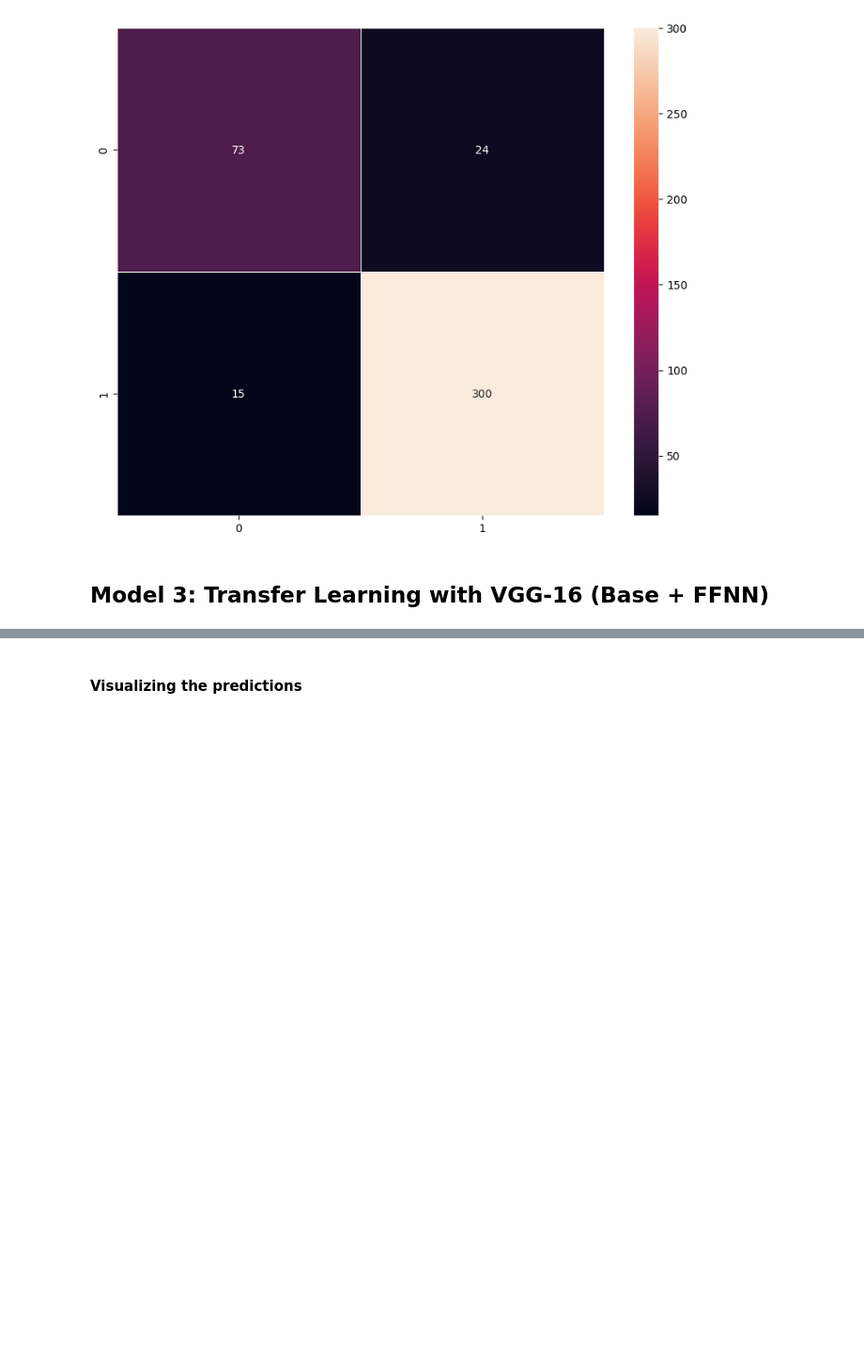
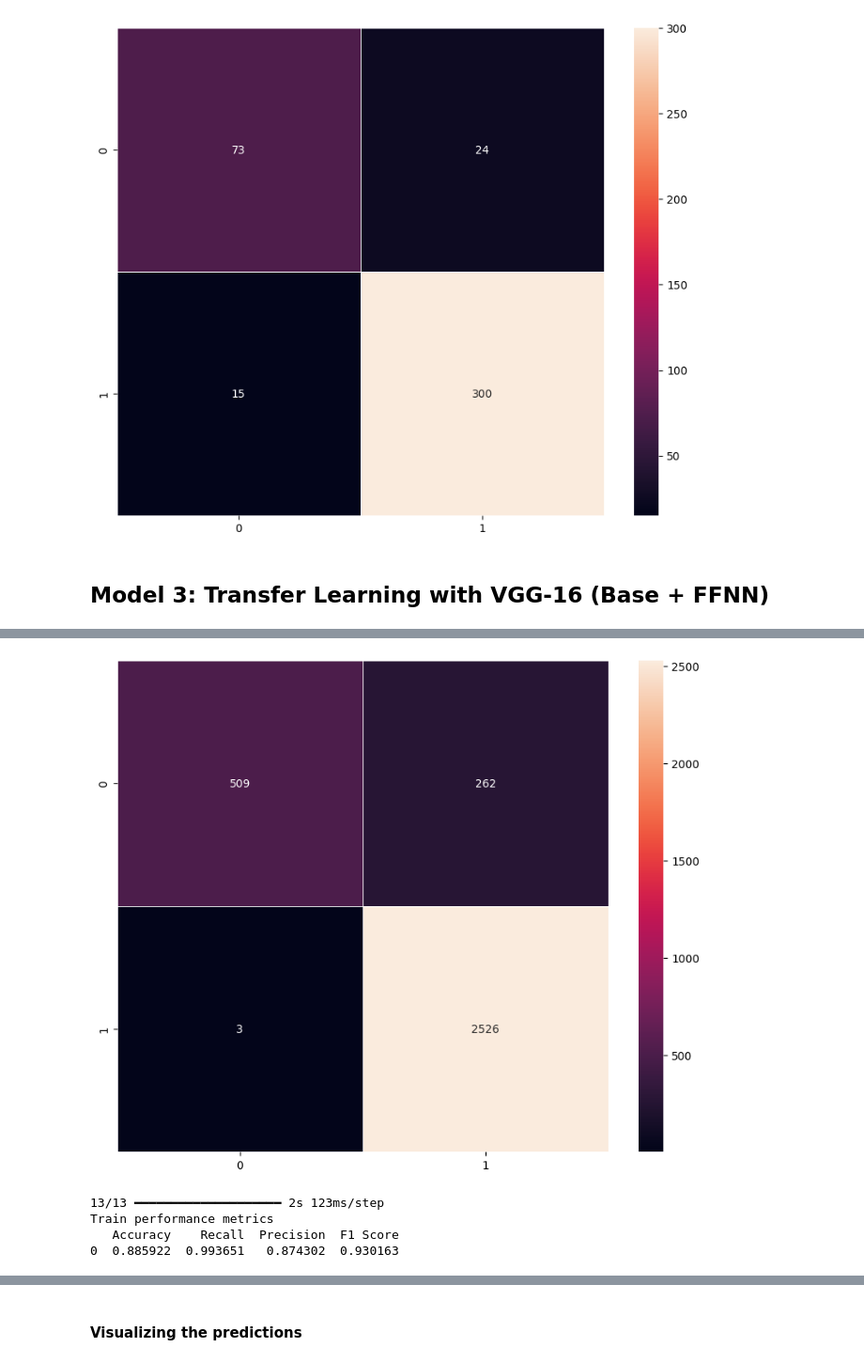
Before and after one commit to AkshayGovindaraj/GoogleColab, a Jupyter notebook: HelmNet_Full_Code.ipynb, the cells around one changed output, grey strips where cells are left out. Shown at 94% size. Saved outputs shown, nothing was run; the diff lists cells and outputs as text; code cells hidden in the pictures; blank space fills up the shorter version.

```diff
--- a/HelmNet_Full_Code.ipynb
+++ b/HelmNet_Full_Code.ipynb
@@ -511,0 +601,3 @@ plot_confusion_matrix(model_2,X_val_normalized,y_val)
+# %%
+plot_confusion_matrix(model_3,X_train_normalized,y_train)
+# %% [output]
@@ -511,0 +605,11 @@ plot_confusion_matrix(model_2,X_val_normalized,y_val)
+[figure, added]
+# %%
+model_3_val_perf = model_performance_classification(model_3, X_val_normalized,y_val)
+
+print("Train performance metrics")
+print(model_3_val_perf)
+# %% [output]
+13/13 ━━━━━━━━━━━━━━━━━━━━ 2s 123ms/step
+Train performance metrics
+   Accuracy    Recall  Precision  F1 Score
+0  0.885922  0.993651   0.874302  0.930163
```
Also changed, not shown: parts of 9 cells of this notebook.
